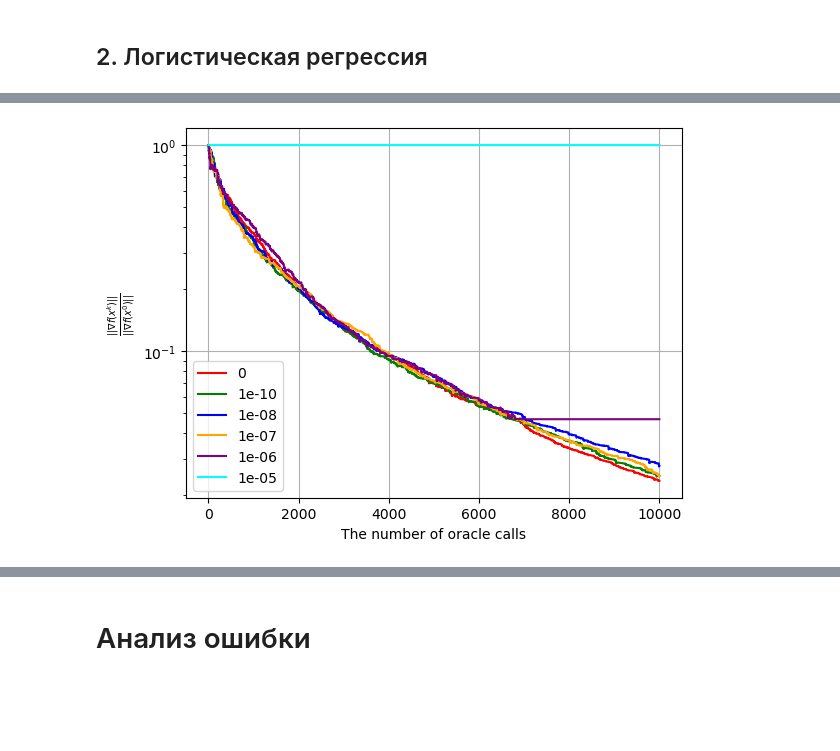
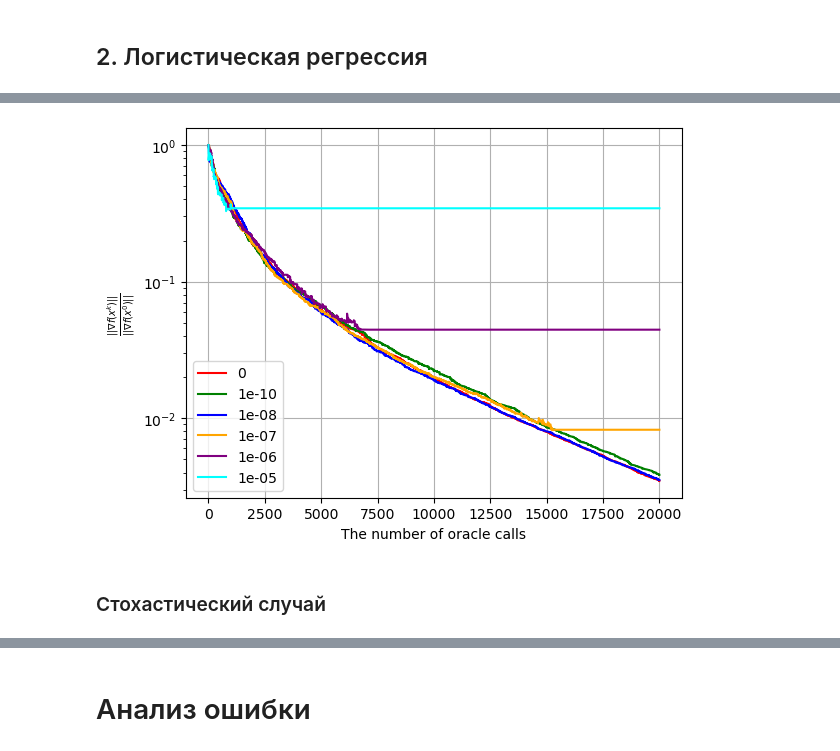
Before and after one commit to intsystems/2024-Project-160, a Jupyter notebook: code/main.ipynb, the cells around one changed output, grey strips where cells are left out. Drawn from its saved outputs; the diff is of its cells as text; code cells hidden in the pictures; blank space fills up the shorter version.

```diff
--- a/code/main.ipynb
+++ b/code/main.ipynb
@@ -146,0 +167,2 @@ make_err_plot(optimizers_list)
+# %%
+oracle = ZO_oracle(func_name, sigma, oracle_mode="opf", args=args)
@@ -169,19 +218,15 @@ def learning_rate_GD(k):
     return 1./L
 
 def learning_rate_AcceleratedGD(k):
-    return 0.75/L
+    return 1./L
 
 def learning_rate_Nesterov(k):
     return 1./L
 # %%
-gamma=1e-5
-turtle = TurtleApproximator(oracle, gamma=1e-5)
+gamma=1e-4
 coordinate = CoordinateApproximator(oracle, gamma=gamma)
 
-seed = 15
-np.random.seed(seed)
-x_0 = np.random.random(size=d)
-x_0 = x_0 / np.linalg.norm(x_0) * 0.5
+np.random.seed(SEED)
 
 p = 0.7
 beta = p * (mu * learning_rate_AcceleratedGD(0))**0.5
@@ -190,16 +235,17 @@ theta = (p / eta - 1)/(beta * p / eta - 1)
 
 momentum = 0.8
 
-num_calls = 10**4
+num_calls = 2 * 10**4
 
 optimizers_list = [
+    AcceleratedGDOptimizer(coordinate, learning_rate_AcceleratedGD, x_0, theta, eta, beta, p, sett, max_oracle_calls=num_calls),
     GDOptimizer(coordinate, learning_rate_GD, x_0, sett, max_oracle_calls=num_calls),
-    AcceleratedGDOptimizer(coordinate, learning_rate_AcceleratedGD, x_0, theta, eta, beta, p, sett, max_oracle_calls=num_calls),
     NesterovOptimizer(coordinate, learning_rate_Nesterov, x_0, momentum, sett, max_oracle_calls=num_calls),
 ]
 
 for opt in optimizers_list:
     opt.optimize()
 
-make_err_plot(optimizers_list, title=None)#, save_name=f'Non_stochastic_Logreg_GD_AGD_Nesterov_{seed}_{sigma}_{gamma}')
+make_err_plot(optimizers_list)
+# make_err_plot(optimizers_list, title='', save_name=f'Non_stochastic_Logreg_AGD_GD_Nesterov_{SEED}_{sigma}_{gamma}')
 # %% [output]
@@ -207,8 +253,5 @@ make_err_plot(optimizers_list, title=None)#, save_name=f'Non_stochastic_Logreg_G
 # %%
-seed = 15
-np.random.seed(seed)
-x_0 = np.random.random(size=d)
-x_0 = x_0 / np.linalg.norm(x_0) * 0.5
+np.random.seed(SEED)
 
 coordinate = CoordinateApproximator(oracle, gamma=gamma)
 turtle = TurtleApproximator(oracle, gamma=gamma)
@@ -271,29 +314,28 @@ make_err_plot(optimizers_list, labels=[0.5, 0.6, 0.7, 0.8, 0.9])
 # %%
 gamma=1e-5
 
-seed = 15
-np.random.seed(seed)
-x_0 = np.random.random(size=d)
-x_0 = x_0 / np.linalg.norm(x_0) * 0.5
+np.random.seed(SEED)
 
 p = 0.9
 beta = p * (mu * learning_rate_AcceleratedGD(0))**0.5
 eta = 1/(mu * learning_rate_AcceleratedGD(0))**0.5
 theta = (p / eta - 1)/(beta * p / eta - 1)
 
-num_calls = 10**4
+num_calls =  2 * 10**4
 
 optimizers_list = []
 
 for sigma in [0, 1e-10, 1e-8, 1e-7, 1e-6, 1e-5]:
     _oracle = ZO_oracle(func_name, sigma=sigma, oracle_mode="det", args=args)
     coordinate = CoordinateApproximator(_oracle, gamma=gamma)
     optimizers_list.append(AcceleratedGDOptimizer(coordinate, learning_rate_AcceleratedGD, x_0, theta, eta, beta, p, sett, max_oracle_calls=num_calls))
 
 
 for opt in optimizers_list:
     opt.optimize()
 
 make_err_plot(optimizers_list, labels=[0, 1e-10, 1e-8, 1e-7, 1e-6, 1e-5], title=None)
 # %% [output]
-[figure, old version]
+[figure, new version]
+# %% [markdown]
+### Стохастический случай
```
Also changed, not shown: parts of 27 cells of this notebook, 3 other files.
